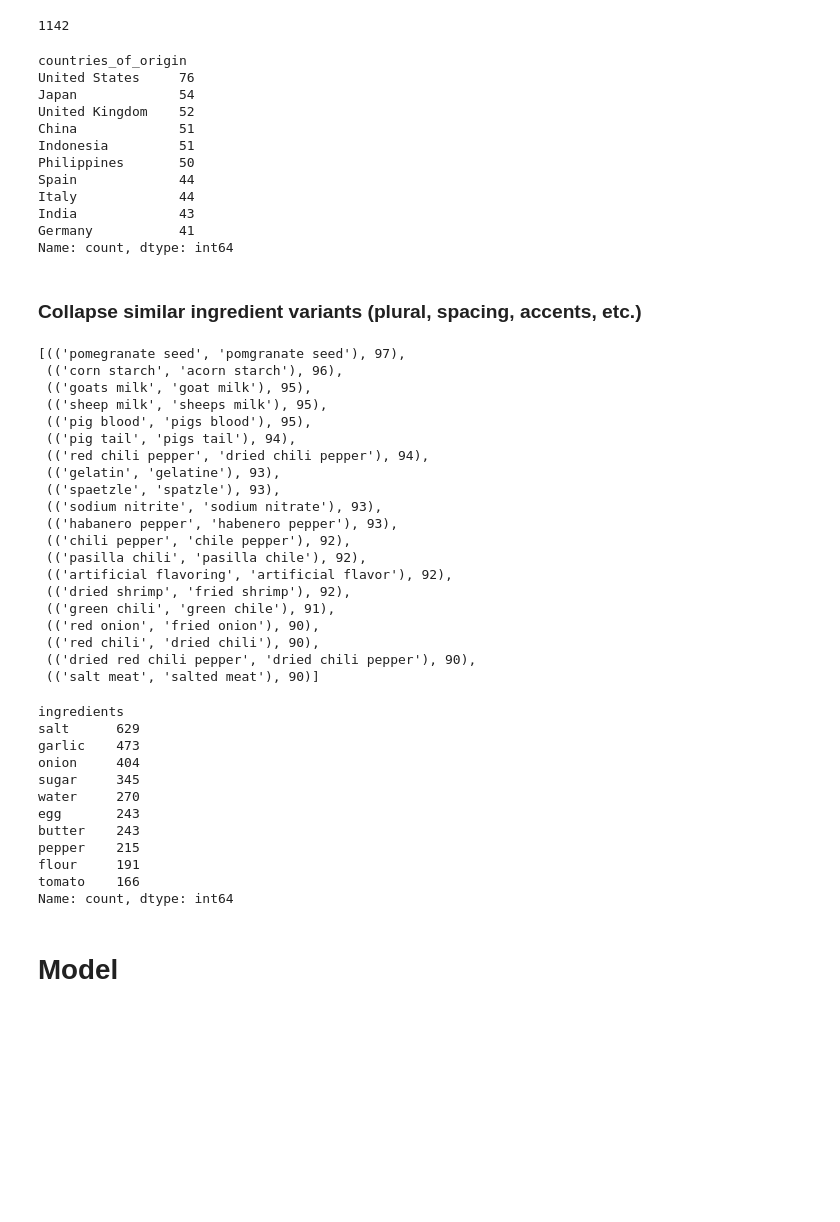
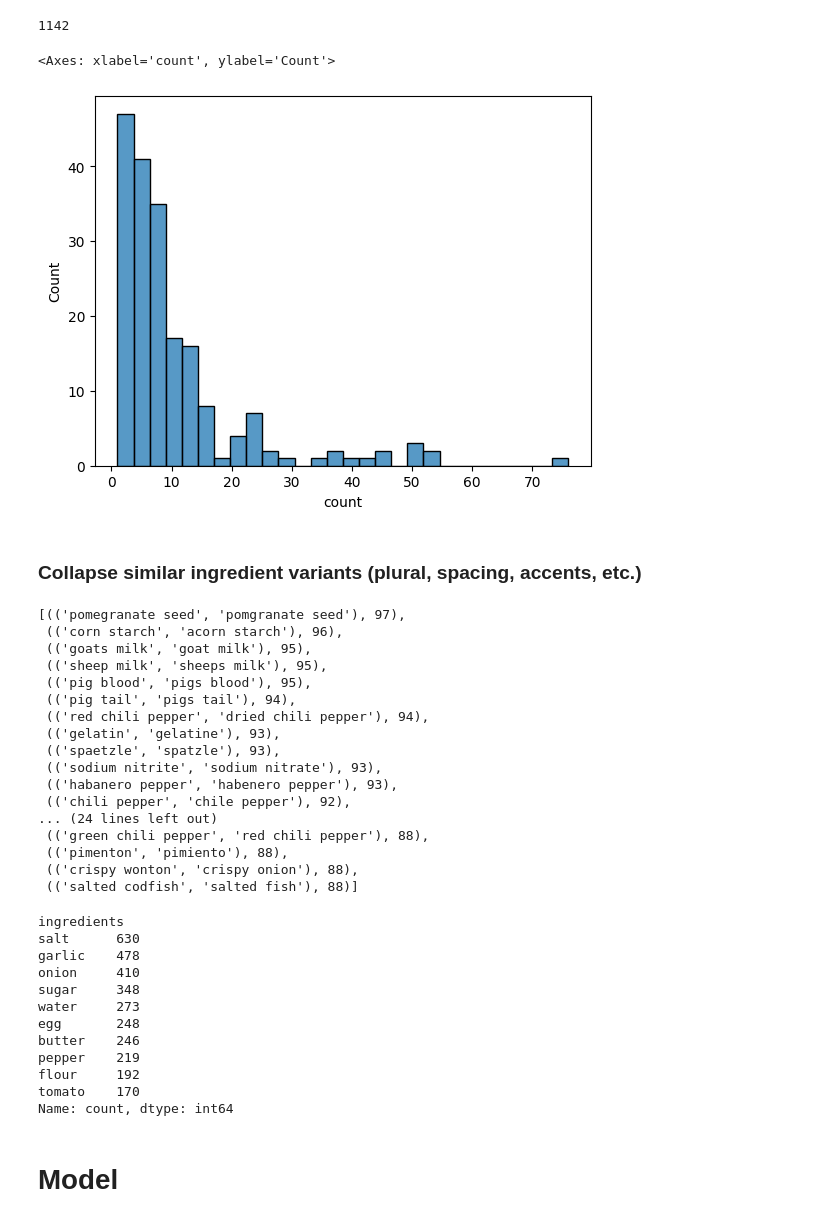
Before and after one commit to rhemmati101/foodguessr-guessr, a Jupyter notebook: guessr.ipynb, the cells around one changed output. Drawn from its saved outputs; the diff is of its cells as text; code cells hidden in the pictures; blank space fills up the shorter version.

```diff
--- a/guessr.ipynb
+++ b/guessr.ipynb
@@ -31,7 +31,7 @@ def strip_optional_tags(string):
     '''
     # First, remove simple substrings
     string = string.replace("[", "").replace("]", "")
-    string = string.replace("optional", "").replace("optionally", "")
+    string = string.replace("optionally", "").replace("optional", "")
     string = string.replace(":", "")
 
     # Handle parentheses: find all "("s
@@ -50,7 +50,8 @@ def strip_optional_tags(string):
 
             # Check if there's a comma to the left
             if comma_to_left(string, i):
-                # Just delete "(" and ")"
+                # Just delete "(" and ")", keep the content
+                result.append(string[i+1:close_idx])
                 i = close_idx + 1
             else:
                 # Delete all text from "(" to ")" inclusive
@@ -244,20 +249,10 @@ len(unique_dishes_df)
 # %% [output]
 1142
 # %%
-unique_dishes_df['countries_of_origin'].explode().value_counts().head(10)
+sns.histplot(unique_dishes_df['countries_of_origin'].explode().value_counts())
 # %% [output]
-countries_of_origin
-United States     76
-Japan             54
-United Kingdom    52
-China             51
-Indonesia         51
-Philippines       50
-Spain             44
-Italy             44
-India             43
-Germany           41
-Name: count, dtype: int64
+<Axes: xlabel='count', ylabel='Count'>
+[figure, added]
 # %% [markdown]
 ### Collapse similar ingredient variants (plural, spacing, accents, etc.)
 # %%
@@ -321,7 +316,7 @@ similarities = [(pair, fuzz.ratio(pair[0], pair[1])) for pair in pairs]
 # Sort by similarity descending
 similarities.sort(key=lambda x: x[1], reverse=True)
 # %%
-similarities[:20]
+similarities[:40]
 # %% [output]
 [(('pomegranate seed', 'pomgranate seed'), 97),
  (('corn starch', 'acorn starch'), 96),
@@ -335,28 +330,25 @@ similarities[:20]
  (('sodium nitrite', 'sodium nitrate'), 93),
  (('habanero pepper', 'habenero pepper'), 93),
  (('chili pepper', 'chile pepper'), 92),
- (('pasilla chili', 'pasilla chile'), 92),
- (('artificial flavoring', 'artificial flavor'), 92),
- (('dried shrimp', 'fried shrimp'), 92),
- (('green chili', 'green chile'), 91),
- (('red onion', 'fried onion'), 90),
- (('red chili', 'dried chili'), 90),
- (('dried red chili pepper', 'dried chili pepper'), 90),
- (('salt meat', 'salted meat'), 90)]
+... (24 lines left out)
+ (('green chili pepper', 'red chili pepper'), 88),
+ (('pimenton', 'pimiento'), 88),
+ (('crispy wonton', 'crispy onion'), 88),
+ (('salted codfish', 'salted fish'), 88)]
 # %%
 unique_dishes_df['ingredients'].explode().value_counts().head(10)
 # %% [output]
 ingredients
-salt      629
-garlic    473
-onion     404
-sugar     345
-water     270
-egg       243
-butter    243
-pepper    215
-flour     191
-tomato    166
+salt      630
+garlic    478
+onion     410
+sugar     348
+water     273
+egg       248
+butter    246
+pepper    219
+flour     192
+tomato    170
 Name: count, dtype: int64
 # %%
 def display_ingredients(dish_name):
```
Also changed, not shown: parts of 12 cells of this notebook.
